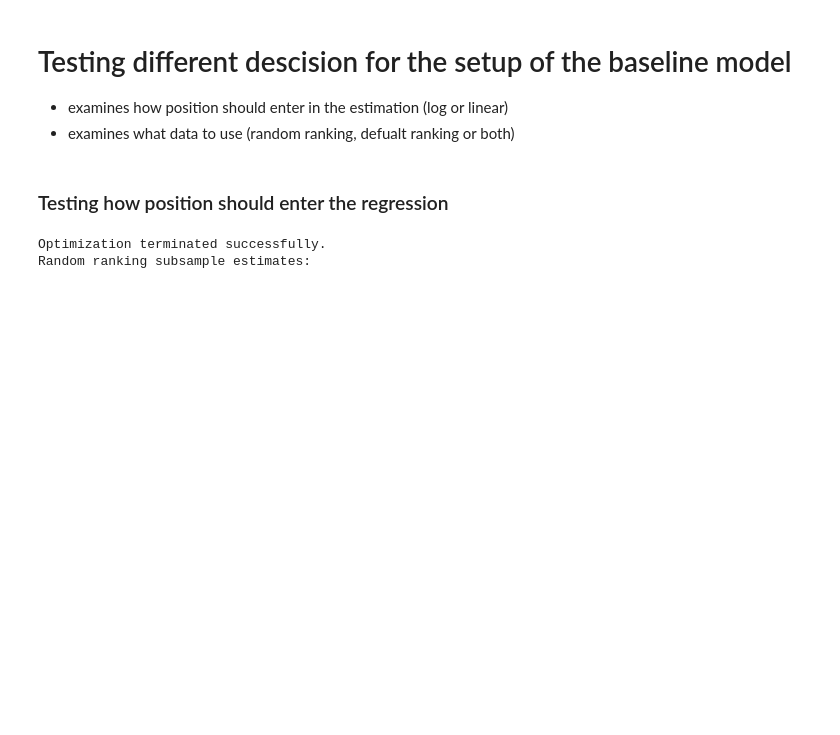
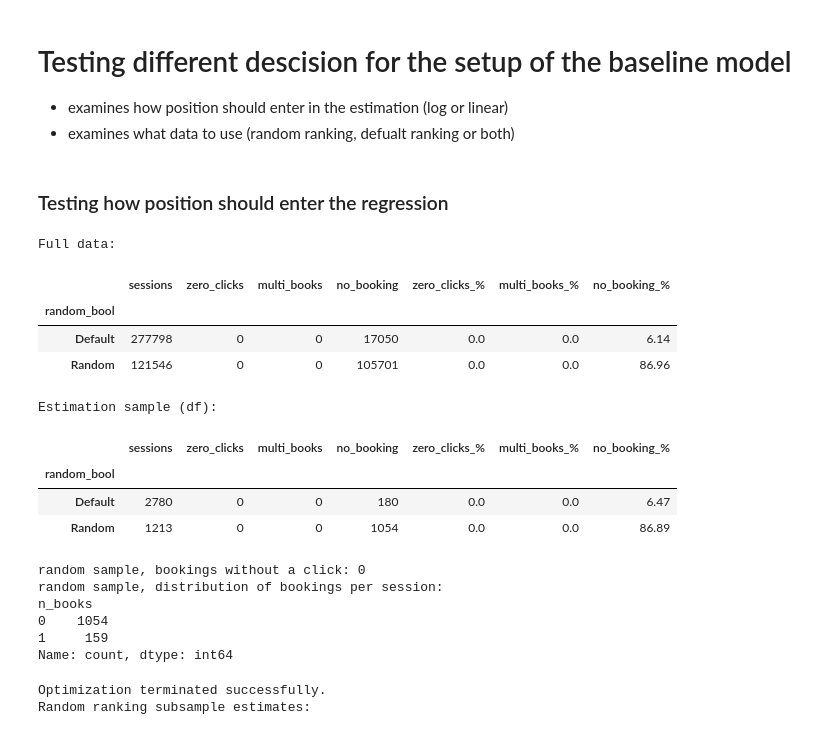
Before and after one commit to SofusGM/aio_2026, a Jupyter notebook: project_two/getting_started.ipynb, the cells around one changed output. Drawn from its saved outputs; the diff is of its cells as text; code cells hidden in the pictures; blank space fills up the shorter version.

```diff
--- a/project_two/getting_started.ipynb
+++ b/project_two/getting_started.ipynb
@@ -385,6 +386,59 @@ def loglike(beta, X, I_chosen):
 # filter on random_bool = 1, i.e. the random ranking subsample
 df_rand = df[df['random_bool'] == 1]
 I_chosen_rand = df_rand['booking_bool'] == 1
+# %%
+### Check the sessions: zero clicks and more than one booking
+# the default (Expedia) sample has at least one click in every session, the random sample might not.
+# the hotel rows only (j > 0), since the outside rows were given click_bool = 1 above
+
+def session_check(d):
+    """Per-session counts of clicks and bookings over the hotel rows, and a summary of the odd cases."""
+    hotels = d[d.index.get_level_values('j') > 0]
+    s = hotels.groupby(level='i').agg(random_bool=('random_bool', 'max'),
+                                       n_clicks=('click_bool', 'sum'),
+                                       n_books=('booking_bool', 'sum'))
+    summary = s.groupby('random_bool').agg(
+        sessions=('n_clicks', 'size'),
+        zero_clicks=('n_clicks', lambda x: (x == 0).sum()),
+        multi_books=('n_books', lambda x: (x > 1).sum()),
+        no_booking=('n_books', lambda x: (x == 0).sum()))
+    summary['zero_clicks_%'] = (100 * summary['zero_clicks'] / summary['sessions']).round(2)
+    summary['multi_books_%'] = (100 * summary['multi_books'] / summary['sessions']).round(2)
+    summary['no_booking_%'] = (100 * summary['no_booking'] / summary['sessions']).round(2)
+    return s, summary.rename(index={0: 'Default', 1: 'Random'})
+
+# full data (dat has no outside rows, so index it the same way first)
+s_full, summary_full = session_check(dat.set_index(['srch_id', 'position']).rename_axis(['i', 'j']))
+print('Full data:')
+display(summary_full)
+
+# the estimation sample
+s_est, summary_est = session_check(df)
+print('Estimation sample (df):')
+display(summary_est)
+
+# bookings without a click would also be odd
+hotels_rand = df_rand[df_rand.index.get_level_values('j') > 0]
+print('random sample, bookings without a click:', ((hotels_rand['booking_bool'] == 1) & (hotels_rand['click_bool'] == 0)).sum())
+print('random sample, distribution of bookings per session:')
+print(s_est.loc[s_est.random_bool == 1, 'n_books'].value_counts().sort_index())
+# %% [output]
+Full data:
+|  | sessions | zero_clicks | multi_books | no_booking | zero_clicks_% | multi_books_% | no_booking_% |
+| random_bool |  |  |  |  |  |  |  |
+| Default | 277798 | 0 | 0 | 17050 | 0.0 | 0.0 | 6.14 |
+| Random | 121546 | 0 | 0 | 105701 | 0.0 | 0.0 | 86.96 |
+Estimation sample (df):
+|  | sessions | zero_clicks | multi_books | no_booking | zero_clicks_% | multi_books_% | no_booking_% |
+| random_bool |  |  |  |  |  |  |  |
+| Default | 2780 | 0 | 0 | 180 | 0.0 | 0.0 | 6.47 |
+| Random | 1213 | 0 | 0 | 1054 | 0.0 | 0.0 | 86.89 |
+random sample, bookings without a click: 0
+random sample, distribution of bookings per session:
+n_books
+0    1054
+1     159
+Name: count, dtype: int64
 # %%
 ### Random with linear position
 
```
Also changed, not shown: parts of 20 cells of this notebook, 5 other files.
